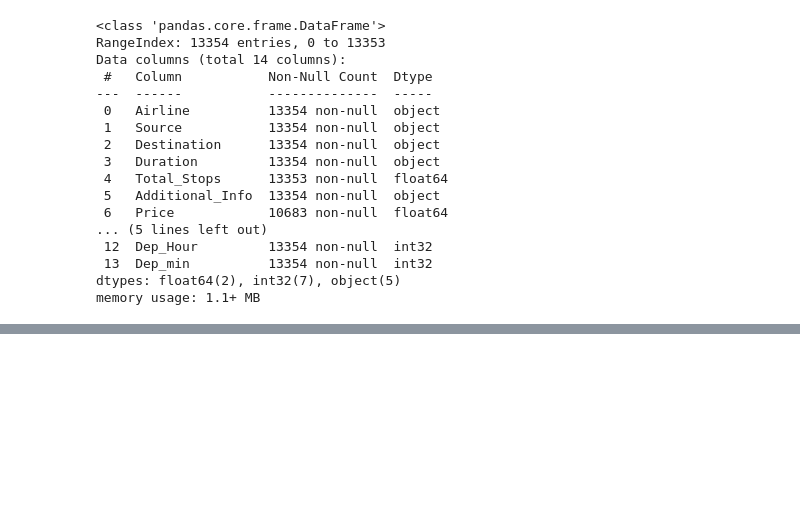
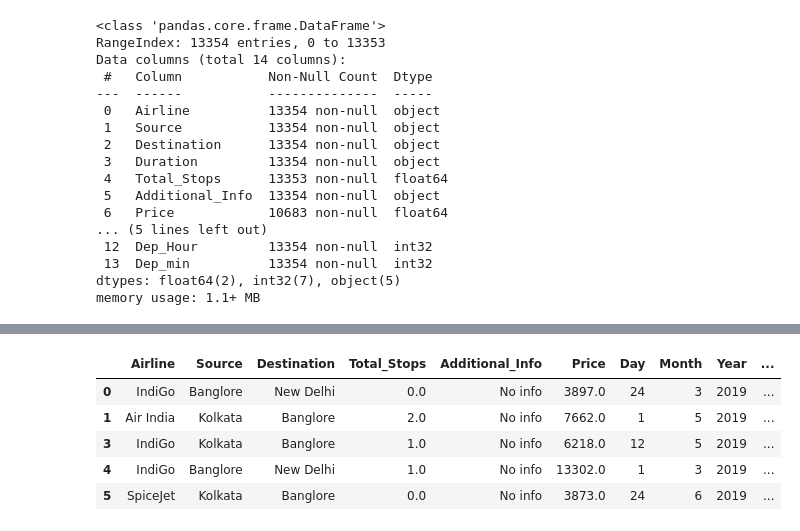
Before and after one commit to darshith-v/Exploratory-Data-Analysis, a Jupyter notebook: Flight Prediction/Flight_Price_Prediction.ipynb, the cells around one changed output, grey strips where cells are left out. Drawn from its saved outputs; the diff is of its cells as text; code cells hidden in the pictures; blank space fills up the shorter version.

```diff
--- a/Flight Prediction/Flight_Price_Prediction.ipynb
+++ b/Flight Prediction/Flight_Price_Prediction.ipynb
@@ -330,0 +384,18 @@ memory usage: 1.1+ MB
+# %%
+final_df['Duration_min'] = final_df['Duration_min'].astype(int)
+# %%
+final_df['Duration_Hour'] = final_df['Duration_Hour']*60
+# %%
+# Remove rows with null values in the 'column_name' column
+final_df.dropna(subset=['Duration_min'], inplace=True)
+# %%
+final_df['Total_Duration_min'] = final_df['Duration_Hour'] + final_df['Duration_min']
+# %%
+final_df.head()
+# %% [output]
+|  | Airline | Source | Destination | Total_Stops | Additional_Info | Price | Day | Month | Year | ... |
+| 0 | IndiGo | Banglore | New Delhi | 0.0 | No info | 3897.0 | 24 | 3 | 2019 | ... |
+| 1 | Air India | Kolkata | Banglore | 2.0 | No info | 7662.0 | 1 | 5 | 2019 | ... |
+| 3 | IndiGo | Kolkata | Banglore | 1.0 | No info | 6218.0 | 12 | 5 | 2019 | ... |
+| 4 | IndiGo | Banglore | New Delhi | 1.0 | No info | 13302.0 | 1 | 3 | 2019 | ... |
+| 5 | SpiceJet | Kolkata | Banglore | 0.0 | No info | 3873.0 | 24 | 6 | 2019 | ... |
```
Also changed, not shown: parts of 20 cells of this notebook.
